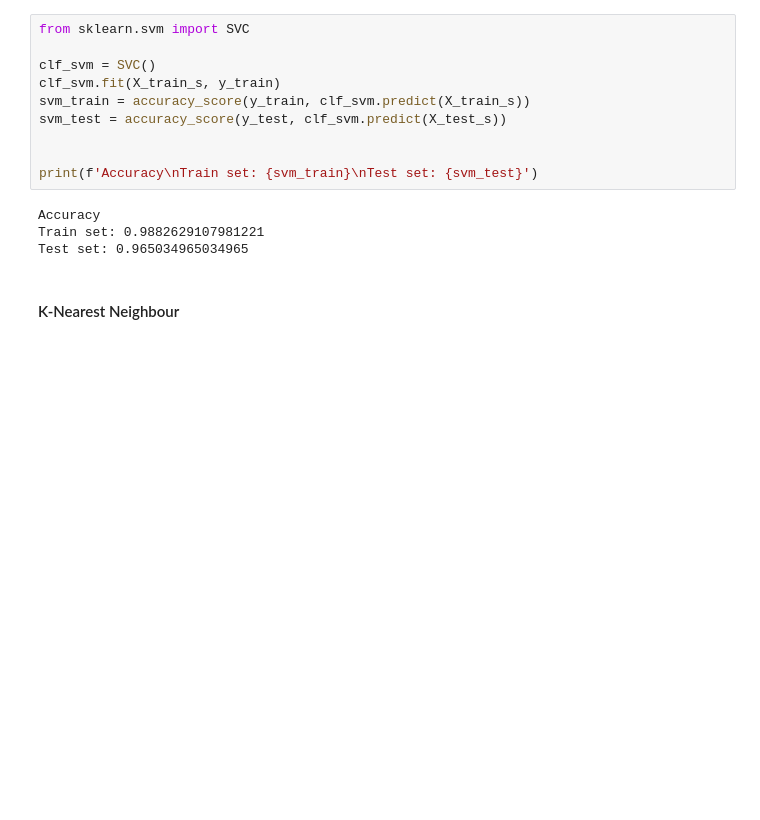
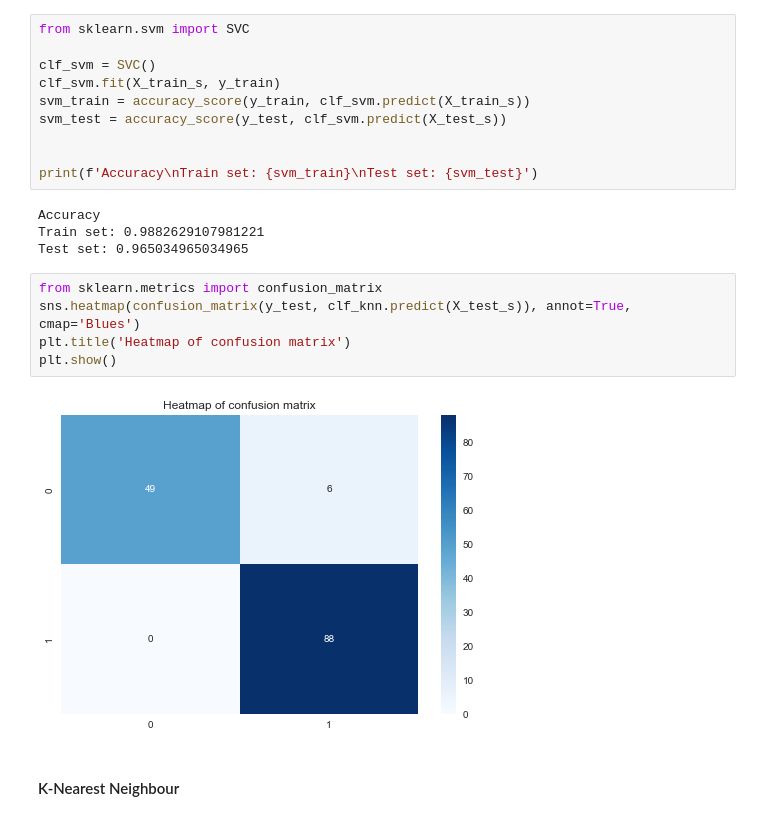
Before and after one commit to fsentin/uzop, a Jupyter notebook: projectNotebook.ipynb, the cells around one changed output. Saved outputs shown, nothing was run; the diff lists cells and outputs as text; blank space fills up the shorter version.

Commit message:
Add confusion matrix heatmap

```diff
--- a/projectNotebook.ipynb
+++ b/projectNotebook.ipynb
@@ -200,6 +202,13 @@ print(f'Accuracy\nTrain set: {svm_train}\nTest set: {svm_test}')
 Accuracy
 Train set: 0.9882629107981221
 Test set: 0.965034965034965
+# %%
+from sklearn.metrics import confusion_matrix
+sns.heatmap(confusion_matrix(y_test, clf_knn.predict(X_test_s)), annot=True, cmap='Blues')
+plt.title('Heatmap of confusion matrix')
+plt.show()
+# %% [output]
+[figure, added]
 # %% [markdown]
 #### K-Nearest Neighbour
 # %%
```
Also changed, not shown: parts of 8 cells of this notebook, 1 other file.
